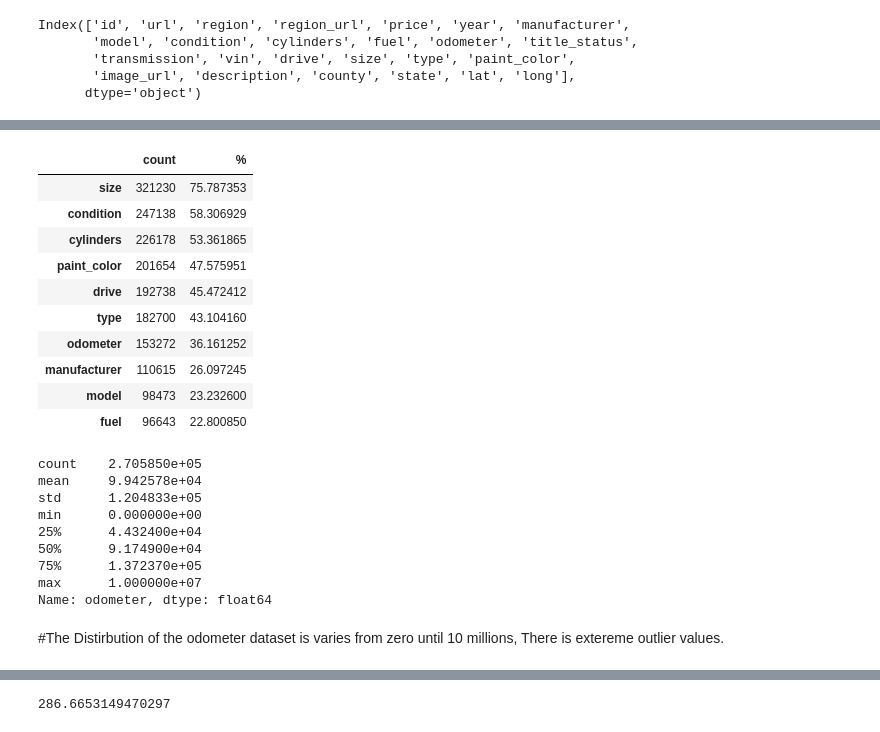
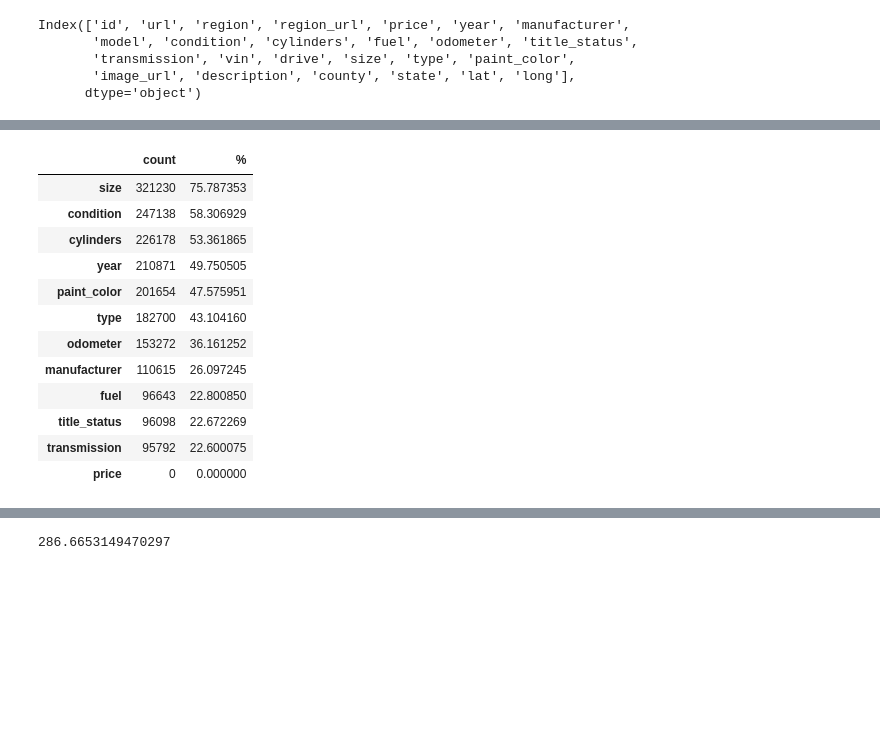
Before and after one commit to TemesgenGT/Springboard_5, a Jupyter notebook: CapStone_Two_Springboard.ipynb, the cells around one changed output, grey strips where cells are left out. Drawn from its saved outputs; the diff is of its cells as text; code cells hidden in the pictures; blank space fills up the shorter version.

```diff
--- a/CapStone_Two_Springboard.ipynb
+++ b/CapStone_Two_Springboard.ipynb
@@ -85,8 +88,9 @@ Index(['id', 'url', 'region', 'region_url', 'price', 'year', 'manufacturer',
        'image_url', 'description', 'county', 'state', 'lat', 'long'],
       dtype='object')
 # %%
-#The variable to be dropped
+# Sub grouping the variable to be dropped
 
-df1 = df1.drop(['id', 'url','region','region_url', 'vin','lat', 'long', 'image_url','description', 'county'], axis = 1)
+df1 = df1.drop(['id', 'url','region','region_url', 'vin','lat', 'long', 'image_url','description',
+                'model', 'drive','county', 'state'], axis = 1)
 df1.head()
 # %% [output]
@@ -135,0 +108,4 @@ df1_T.head()
+# %%
+# change dtype for price from integer to floating
+df1.price = df1.price.astype('float')
+df1.price.dtype
@@ -135,0 +114,4 @@ df1_T.head()
+# %%
+#change make year from float to data time
+df1.year = pd.to_datetime(df1['year'], format = '%y%m%d', errors = 'coerce')
+df1.year.dtype
@@ -136,34 +147,21 @@ df1_T.head()
 # %%
-#The number of null values  and the percentage of null values
+#The Count and percentage of null values
 
-missing = pd.DataFrame(df1_T.isnull().sum(axis = 1))
+missing = pd.DataFrame(df1.isnull().sum())
 missing.columns = ['count']
 missing['%'] = ( missing['count'] /len(df1)) *100
-missing.sort_values(by='count', ascending=False).head(10)
+missing.sort_values(by='count', ascending=False).head(15)
 # %% [output]
 |  | count | % |
 | size | 321230 | 75.787353 |
 | condition | 247138 | 58.306929 |
 | cylinders | 226178 | 53.361865 |
+| year | 210871 | 49.750505 |
 | paint_color | 201654 | 47.575951 |
-| drive | 192738 | 45.472412 |
 | type | 182700 | 43.104160 |
 | odometer | 153272 | 36.161252 |
 | manufacturer | 110615 | 26.097245 |
-| model | 98473 | 23.232600 |
 | fuel | 96643 | 22.800850 |
+| title_status | 96098 | 22.672269 |
+| transmission | 95792 | 22.600075 |
+| price | 0 | 0.000000 |
-# %%
-df1['odometer'].describe()
-# %% [output]
-count    2.705850e+05
-mean     9.942578e+04
-std      1.204833e+05
-min      0.000000e+00
-25%      4.432400e+04
-50%      9.174900e+04
-75%      1.372370e+05
-max      1.000000e+07
-Name: odometer, dtype: float64
-# %% [markdown]
-#The Distirbution of the odometer dataset is varies  from zero until 10 millions, There is extereme
-outlier values.
```
Also changed, not shown: parts of 84 cells of this notebook.
